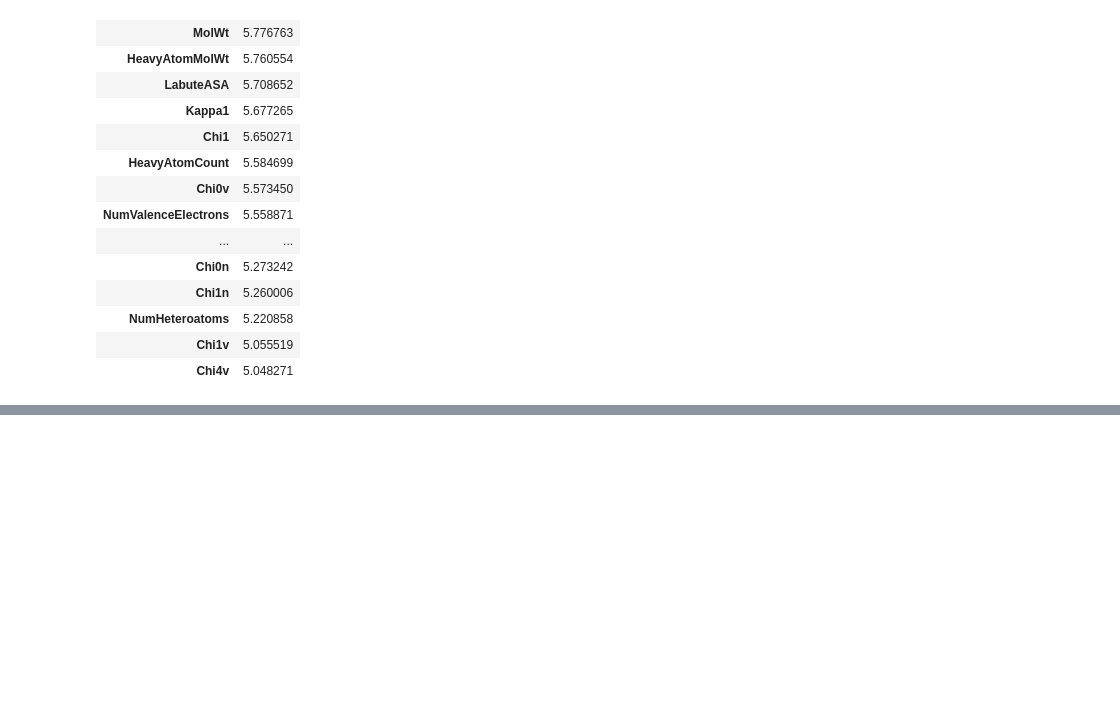
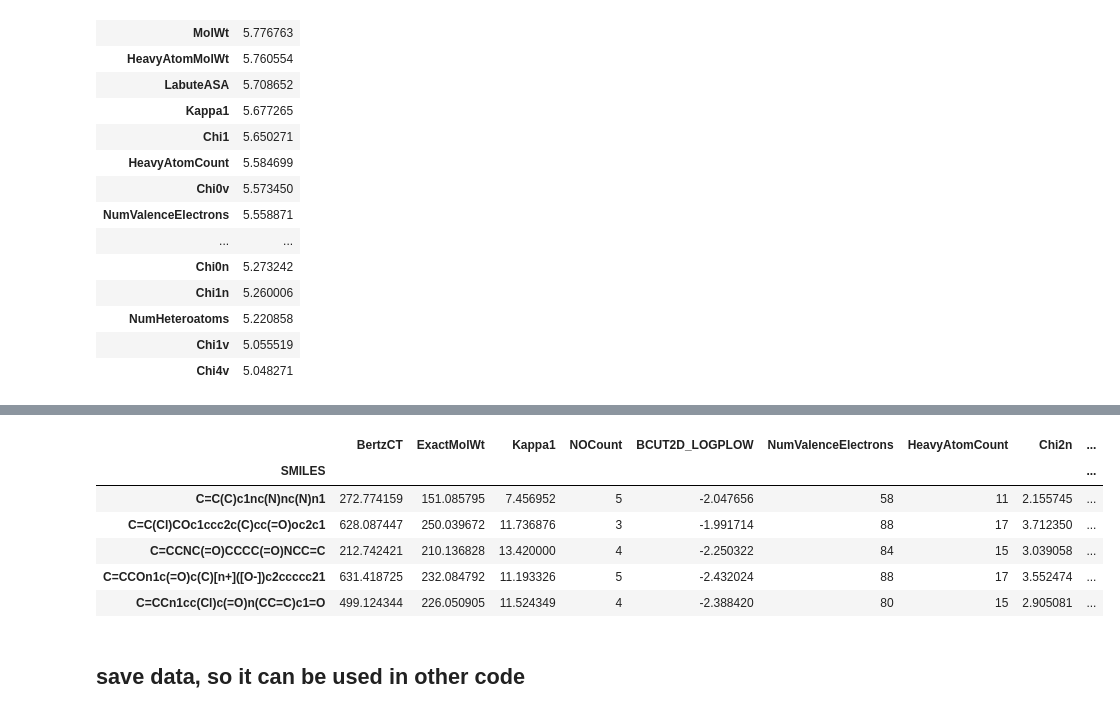
Before and after one commit to dicky-2002/Adv.-Programming-Group-Assignment, a Jupyter notebook: PCA_assignment4.ipynb, the cells around one changed output, grey strips where cells are left out. Saved outputs shown, nothing was run; the diff lists cells and outputs as text; code cells hidden in the pictures; blank space fills up the shorter version.

```diff
--- a/PCA_assignment4.ipynb
+++ b/PCA_assignment4.ipynb
@@ -211,0 +282,26 @@ print(loading_values_cleaned)
+# %%
+scaling=MinMaxScaler()
+scaling.fit(descriptor_data_cleaned)
+Scaled_data=scaling.transform(descriptor_data_cleaned)
+
+pca=PCA()
+transformed_data=pca.fit_transform(Scaled_data)
+variances=pd.DataFrame(pca.explained_variance_ratio_*100)
+variances.index+=1
+
+loadings = pca.components_.T * np.sqrt(pca.explained_variance_)
+loading_matrix = pd.DataFrame(loadings,index=descriptor_data_cleaned.columns,columns=list(range(1,len(variances)+1)))
+
+list_of_descriptors=[]
+countings={}
+for PC in range(1,117):
+    descriptors=loading_matrix[abs(loading_matrix[PC])>0.05][PC].index
+    for descriptor in descriptors:
+        if descriptor not in countings.keys():
+            countings[descriptor]=float(abs(loading_matrix[loading_matrix.index==descriptor][PC]))*variances.iloc[PC-1]
+        countings[descriptor]+=float(abs(loading_matrix[loading_matrix.index==descriptor][PC]))*variances.iloc[PC-1]
+        if descriptor not in list_of_descriptors:
+            list_of_descriptors.append(descriptor)
+loading_values = pd.DataFrame.from_dict(countings,orient='index').sort_values(by=0,ascending=False)
+#loading_values =  pd.DataFrame.from_dict(countings, orient='index', columns=['Loading'])
+loading_values.head(20)
@@ -211,0 +326,13 @@ print(loading_values_cleaned)
+# %%
+best_descriptors=loading_values.head(20).index
+filtered_cleaned_descriptor_data=descriptor_data_cleaned[best_descriptors]
+# %% [output]
+|  | BertzCT | ExactMolWt | Kappa1 | NOCount | BCUT2D_LOGPLOW | NumValenceElectrons | HeavyAtomCount | Chi2n | ... |
+| SMILES |  |  |  |  |  |  |  |  | ... |
+| C=C(C)c1nc(N)nc(N)n1 | 272.774159 | 151.085795 | 7.456952 | 5 | -2.047656 | 58 | 11 | 2.155745 | ... |
+| C=C(Cl)COc1ccc2c(C)cc(=O)oc2c1 | 628.087447 | 250.039672 | 11.736876 | 3 | -1.991714 | 88 | 17 | 3.712350 | ... |
+| C=CCNC(=O)CCCC(=O)NCC=C | 212.742421 | 210.136828 | 13.420000 | 4 | -2.250322 | 84 | 15 | 3.039058 | ... |
+| C=CCOn1c(=O)c(C)[n+]([O-])c2ccccc21 | 631.418725 | 232.084792 | 11.193326 | 5 | -2.432024 | 88 | 17 | 3.552474 | ... |
+| C=CCn1cc(Cl)c(=O)n(CC=C)c1=O | 499.124344 | 226.050905 | 11.524349 | 4 | -2.388420 | 80 | 15 | 2.905081 | ... |
+# %% [markdown]
+## save data, so it can be used in other code
```
Also changed, not shown: parts of 8 cells of this notebook, 2 other files.
